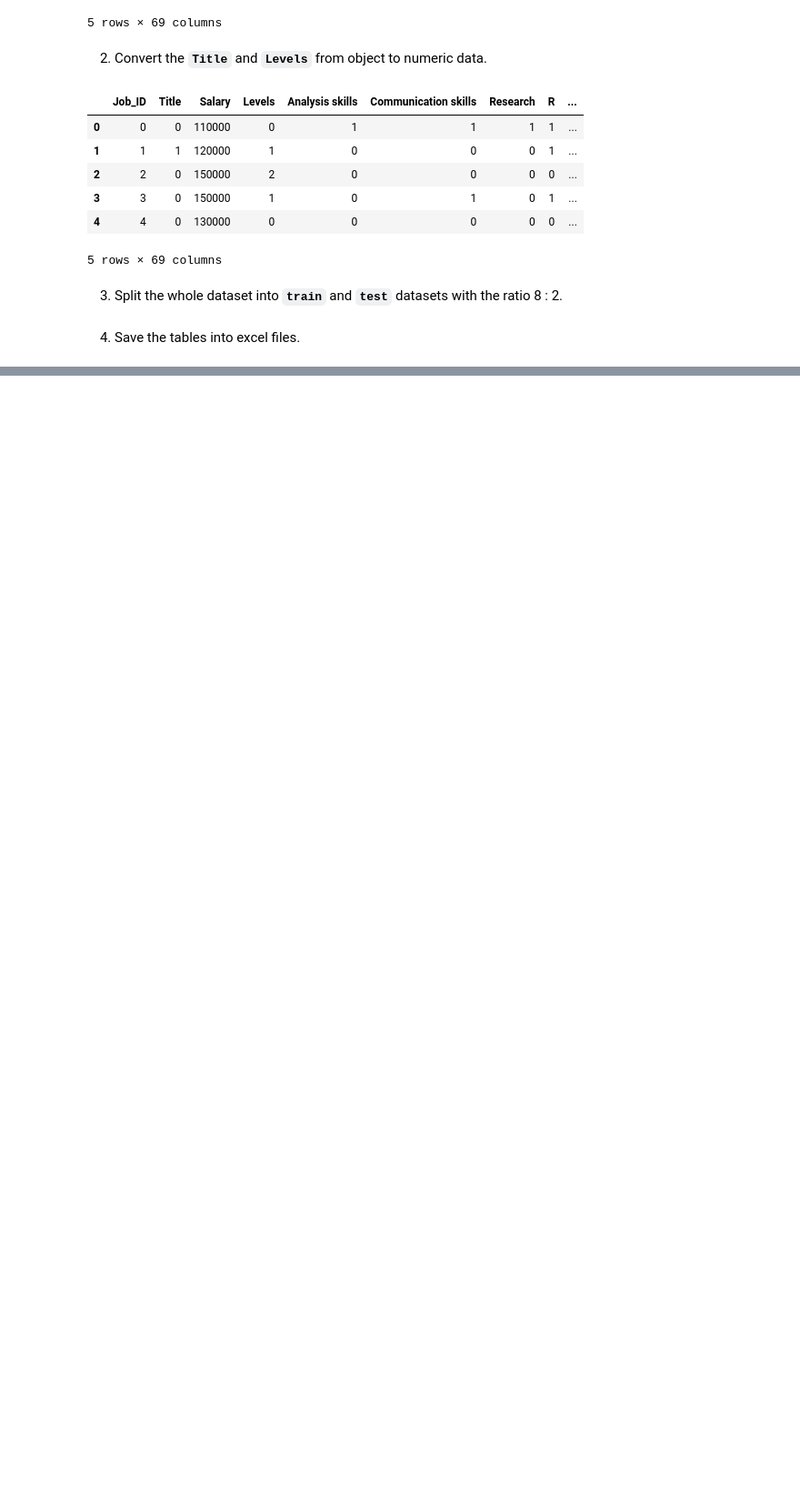
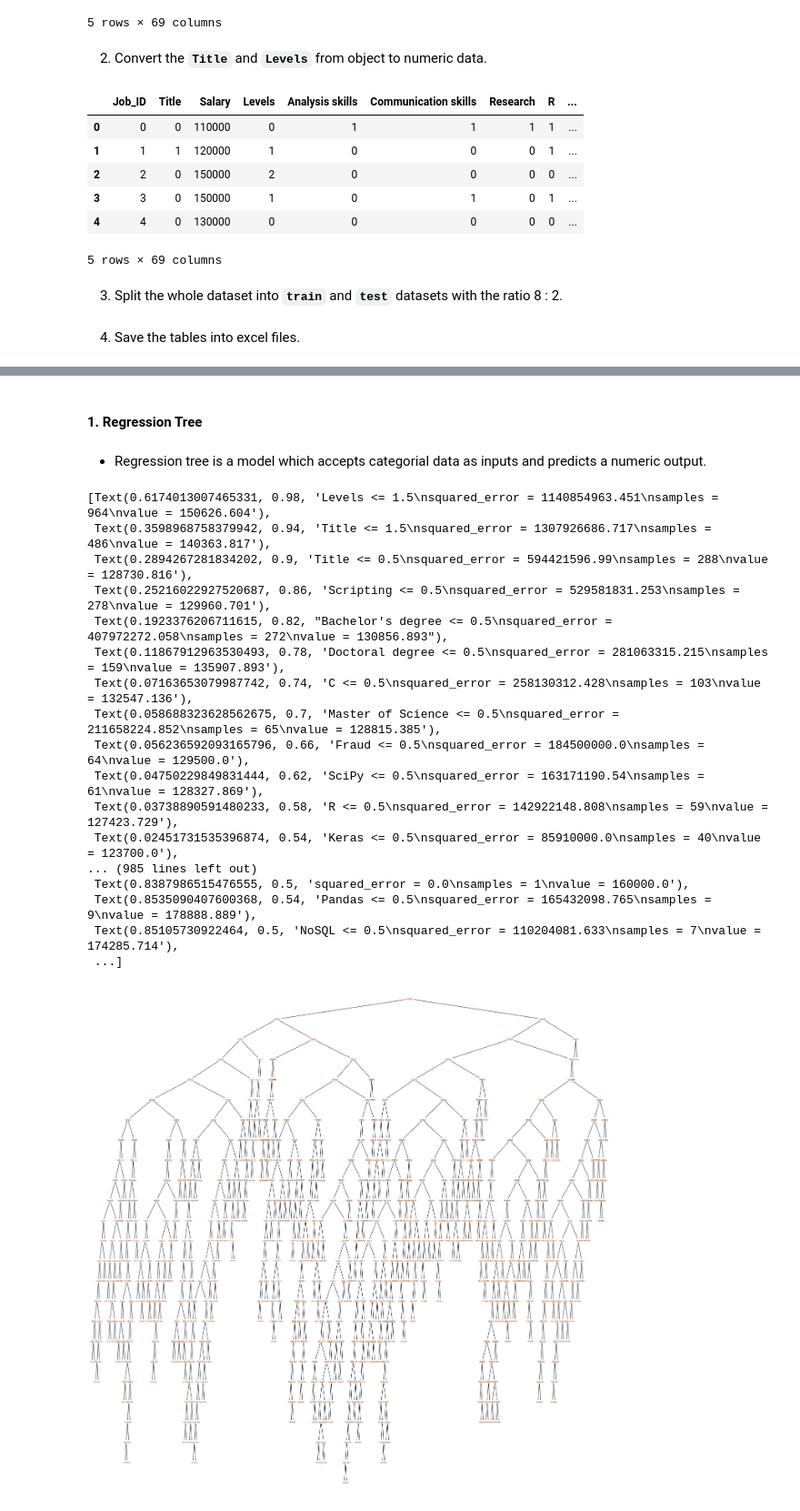
Before and after one commit to Junzhee/SC1015, a Jupyter notebook: mini_project/Data Science Job Postings and Salaries Analysis.ipynb, the cells around one changed output, grey strips where cells are left out. Shown at 91% size. Cells and saved outputs as stored; diff of their text form; code cells hidden in the pictures; blank space fills up the shorter version.

```diff
--- a/mini_project/Data Science Job Postings and Salaries Analysis.ipynb
+++ b/mini_project/Data Science Job Postings and Salaries Analysis.ipynb
@@ -389,0 +395,4 @@ test.to_excel('test.xlsx', index = False)
+# %% [markdown]
+#### 1. Regression Tree
+# %% [markdown]
+- Regression tree is a model which accepts categorial data as inputs and predicts a numeric output.
@@ -389,0 +403,41 @@ test.to_excel('test.xlsx', index = False)
+# %%
+# import train/test set
+train = pd.read_excel("train.xlsx")
+test = pd.read_excel("test.xlsx")
+
+# split sets into predictor and reponse sets
+train_X = train.drop(columns = ['Job_ID','Salary','count'])
+train_y = pd.DataFrame(train['Salary'])
+
+test_X = test.drop(columns = ['Job_ID','Salary','count'])
+test_y = pd.DataFrame(test['Salary'])
+# %%
+# create and fit regression tree
+dectree = DecisionTreeRegressor()
+dectree.fit(train_X, train_y)
+
+# plot the trained decision Tree
+f = plt.figure(figsize=(24,24))
+plot_tree(dectree,
+          filled=True,
+          rounded=True,
+          feature_names= test_X.columns)
+# %% [output]
+[Text(0.6174013007465331, 0.98, 'Levels <= 1.5\nsquared_error = 1140854963.451\nsamples = 964\nvalue = 150626.604'),
+ Text(0.3598968758379942, 0.94, 'Title <= 1.5\nsquared_error = 1307926686.717\nsamples = 486\nvalue = 140363.817'),
+ Text(0.2894267281834202, 0.9, 'Title <= 0.5\nsquared_error = 594421596.99\nsamples = 288\nvalue = 128730.816'),
+ Text(0.25216022927520687, 0.86, 'Scripting <= 0.5\nsquared_error = 529581831.253\nsamples = 278\nvalue = 129960.701'),
+ Text(0.1923376206711615, 0.82, "Bachelor's degree <= 0.5\nsquared_error = 407972272.058\nsamples = 272\nvalue = 130856.893"),
+ Text(0.11867912963530493, 0.78, 'Doctoral degree <= 0.5\nsquared_error = 281063315.215\nsamples = 159\nvalue = 135907.893'),
+ Text(0.07163653079987742, 0.74, 'C <= 0.5\nsquared_error = 258130312.428\nsamples = 103\nvalue = 132547.136'),
+ Text(0.058688323628562675, 0.7, 'Master of Science <= 0.5\nsquared_error = 211658224.852\nsamples = 65\nvalue = 128815.385'),
+ Text(0.056236592093165796, 0.66, 'Fraud <= 0.5\nsquared_error = 184500000.0\nsamples = 64\nvalue = 129500.0'),
+ Text(0.04750229849831444, 0.62, 'SciPy <= 0.5\nsquared_error = 163171190.54\nsamples = 61\nvalue = 128327.869'),
+ Text(0.03738890591480233, 0.58, 'R <= 0.5\nsquared_error = 142922148.808\nsamples = 59\nvalue = 127423.729'),
+ Text(0.02451731535396874, 0.54, 'Keras <= 0.5\nsquared_error = 85910000.0\nsamples = 40\nvalue = 123700.0'),
+... (985 lines left out)
+ Text(0.8387986515476555, 0.5, 'squared_error = 0.0\nsamples = 1\nvalue = 160000.0'),
+ Text(0.8535090407600368, 0.54, 'Pandas <= 0.5\nsquared_error = 165432098.765\nsamples = 9\nvalue = 178888.889'),
+ Text(0.85105730922464, 0.5, 'NoSQL <= 0.5\nsquared_error = 110204081.633\nsamples = 7\nvalue = 174285.714'),
+ ...]
+[figure, added]
```
Also changed, not shown: parts of 41 cells of this notebook.
